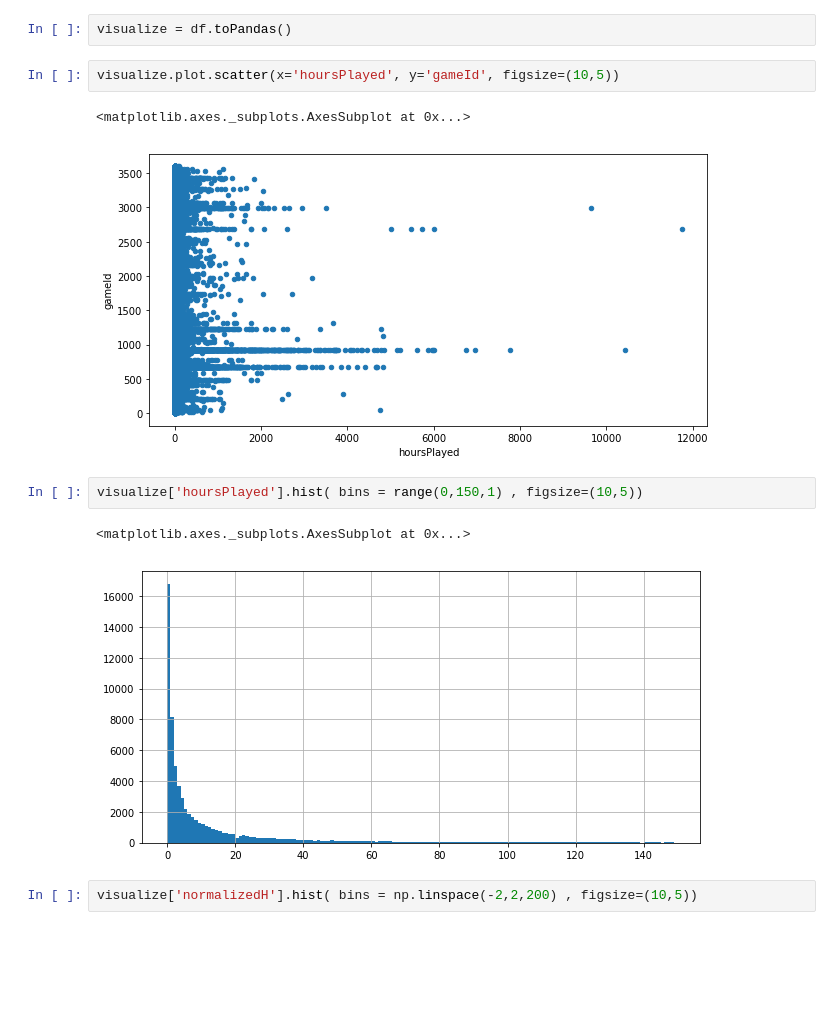
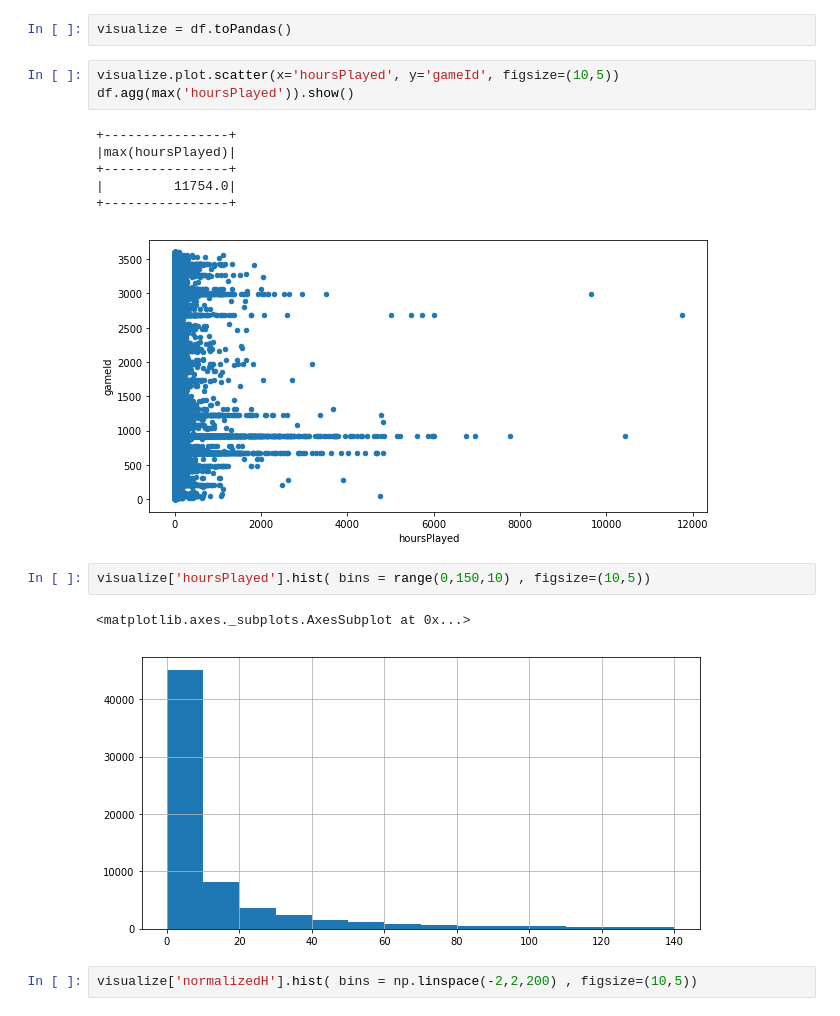
Before and after one commit to Niloofar-bgh/Implicit-Collaborative-Filtering, a Jupyter notebook: Colaborative-Filtering_Recommender.ipynb, the cells around one changed output. Drawn from its saved outputs; the diff is of its cells as text; blank space fills up the shorter version.

```diff
--- a/Colaborative-Filtering_Recommender.ipynb
+++ b/Colaborative-Filtering_Recommender.ipynb
@@ -236,14 +218,19 @@ h.plot.line(y='sum_hours', x='gameId', figsize=(10,5))
 visualize = df.toPandas()
 # %%
 visualize.plot.scatter(x='hoursPlayed', y='gameId', figsize=(10,5))
+df.agg(max('hoursPlayed')).show()
 # %% [output]
-<matplotlib.axes._subplots.AxesSubplot at 0x...>
++----------------+
+|max(hoursPlayed)|
++----------------+
+|         11754.0|
++----------------+
 [figure]
 # %%
-visualize['hoursPlayed'].hist( bins = range(0,150,1) , figsize=(10,5))
+visualize['hoursPlayed'].hist( bins = range(0,150,10) , figsize=(10,5))
 # %% [output]
 <matplotlib.axes._subplots.AxesSubplot at 0x...>
-[figure, old version]
+[figure, new version]
 # %%
 visualize['normalizedH'].hist( bins = np.linspace(-2,2,200) , figsize=(10,5))
 # %% [output]
```
Also changed, not shown: parts of 79 cells of this notebook.
